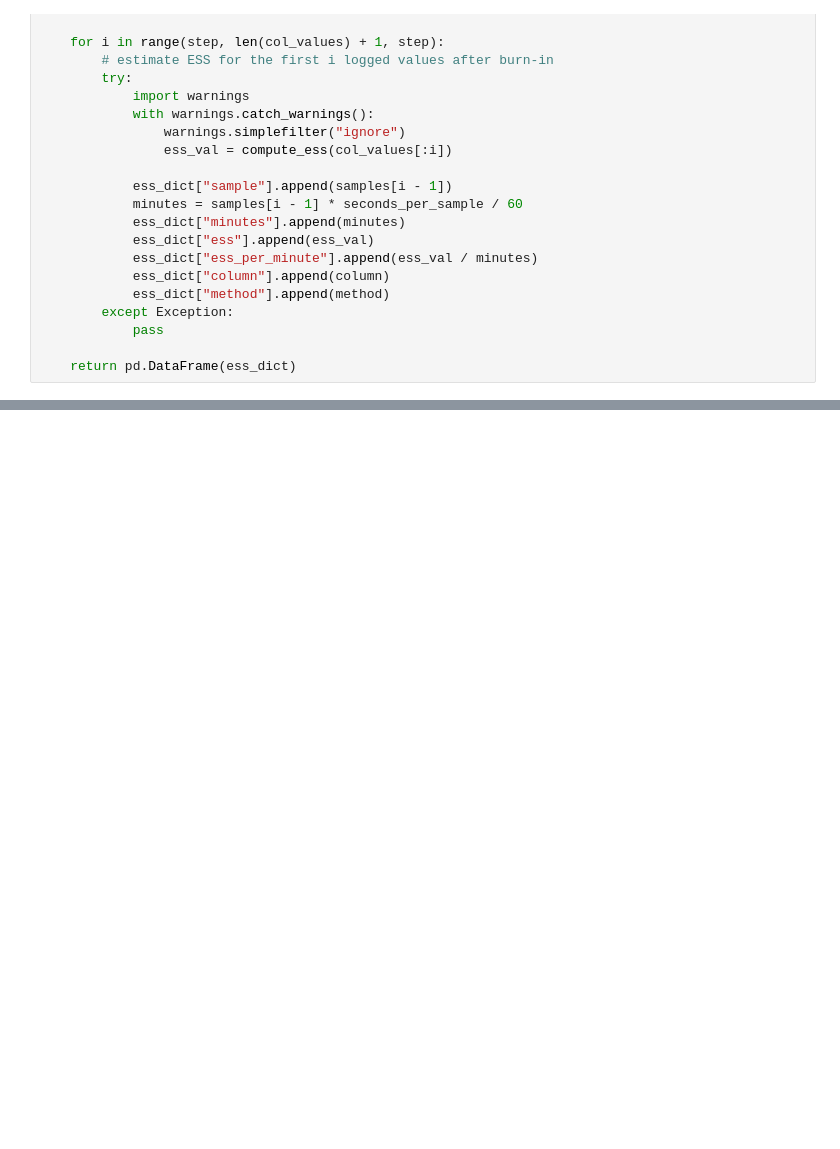
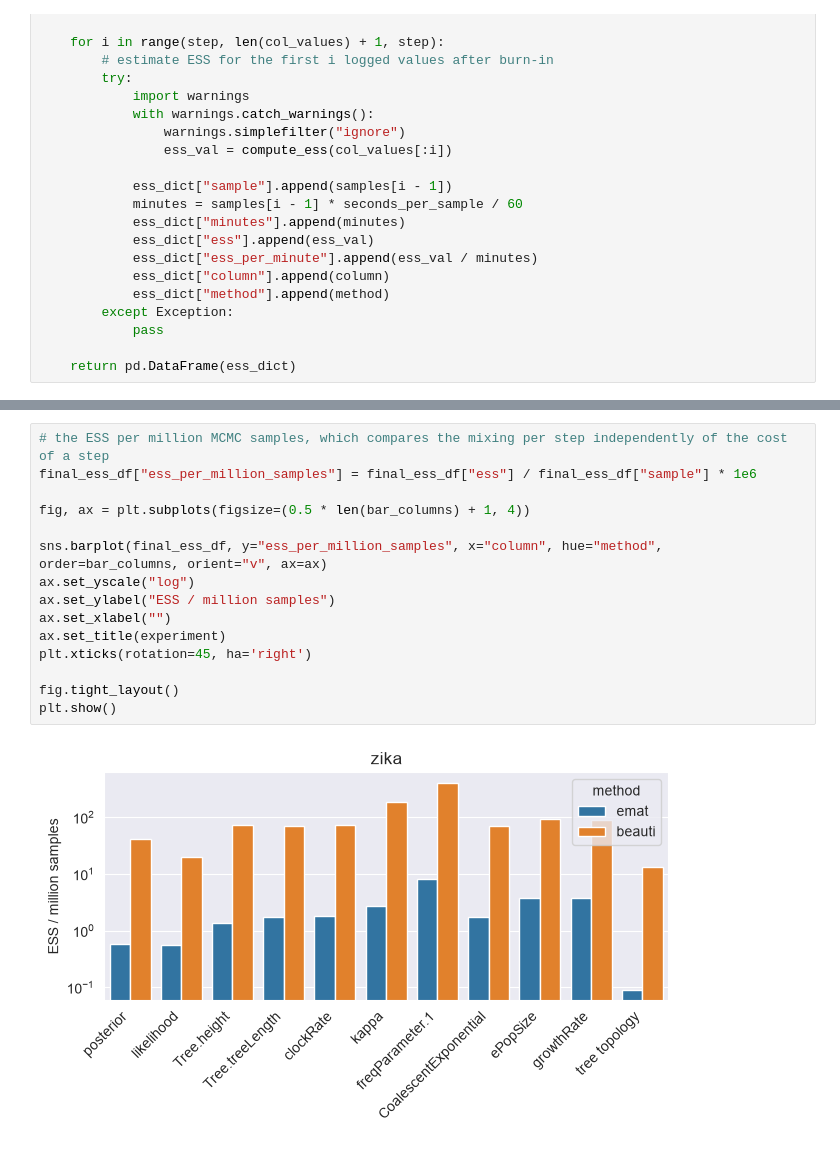
Before and after one commit to tochsner/beast-emat, a Jupyter notebook: python/src/notebooks/single_ess_comparison.ipynb, the cells around one changed output, grey strips where cells are left out. Cells and saved outputs as stored; diff of their text form; blank space fills up the shorter version.

```diff
--- a/python/src/notebooks/single_ess_comparison.ipynb
+++ b/python/src/notebooks/single_ess_comparison.ipynb
@@ -194,0 +200,17 @@ plt.show()
+# %%
+# the ESS per million MCMC samples, which compares the mixing per step independently of the cost of a step
+final_ess_df["ess_per_million_samples"] = final_ess_df["ess"] / final_ess_df["sample"] * 1e6
+
+fig, ax = plt.subplots(figsize=(0.5 * len(bar_columns) + 1, 4))
+
+sns.barplot(final_ess_df, y="ess_per_million_samples", x="column", hue="method", order=bar_columns, orient="v", ax=ax)
+ax.set_yscale("log")
+ax.set_ylabel("ESS / million samples")
+ax.set_xlabel("")
+ax.set_title(experiment)
+plt.xticks(rotation=45, ha='right')
+
+fig.tight_layout()
+plt.show()
+# %% [output]
+[figure, added]
```
Also changed, not shown: parts of 7 cells of this notebook, 3 other files.
